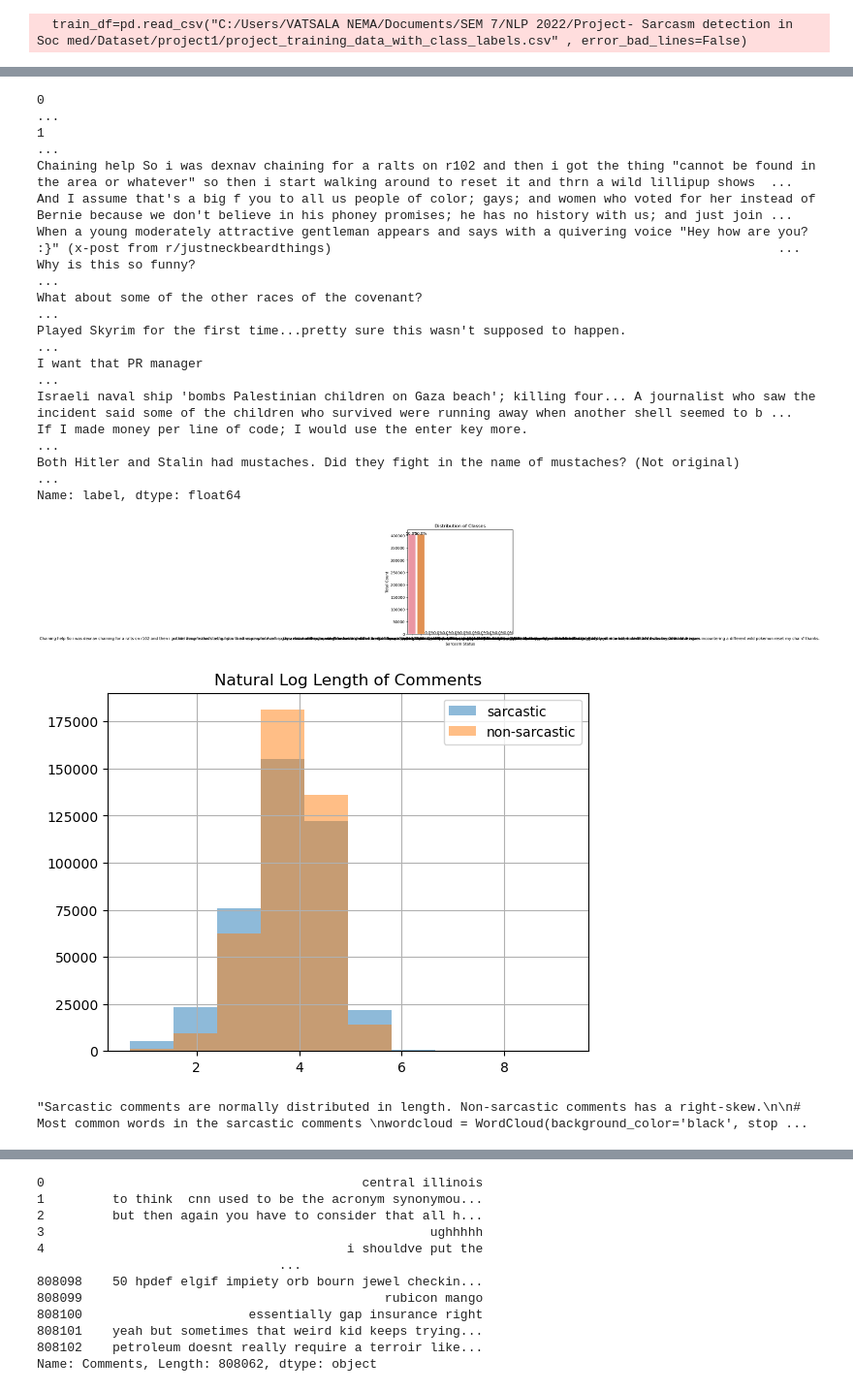
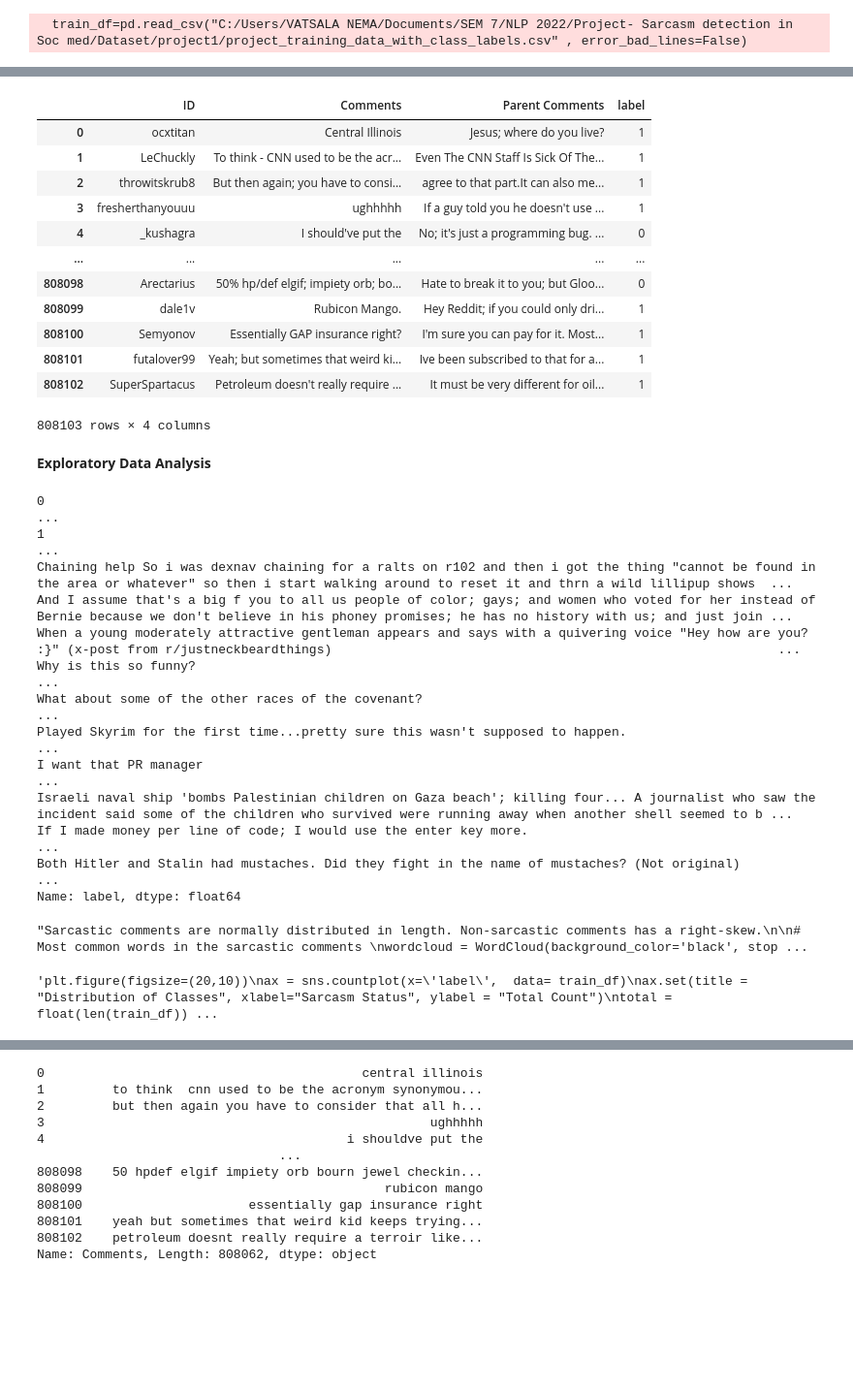
Before and after one commit to NemaVatsala/Sarcasm-detection-over-Reddit-Corpus, a Jupyter notebook: Project_merged.ipynb, the cells around one changed output, grey strips where cells are left out. Shown: that part at 97% size. Drawn from its saved outputs; the diff is of its cells as text; code cells hidden in the pictures; blank space fills up the shorter version.

```diff
--- a/Project_merged.ipynb
+++ b/Project_merged.ipynb
@@ -68 +102,17 @@ memory usage: 30.8+ MB
+# %%
+train_df
+# %% [output]
+|  | ID | Comments | Parent Comments | label |
+| 0 | ocxtitan | Central Illinois | Jesus; where do you live? | 1 |
+| 1 | LeChuckly | To think - CNN used to be the acr... | Even The CNN Staff Is Sick Of The... | 1 |
+| 2 | throwitskrub8 | But then again; you have to consi... | agree to that part.It can also me... | 1 |
+| 3 | fresherthanyouuu | ughhhhh | If a guy told you he doesn't use ... | 1 |
+| 4 | _kushagra | I should've put the | No; it's just a programming bug. ... | 0 |
+| ... | ... | ... | ... | ... |
+| 808098 | Arectarius | 50% hp/def elgif; impiety orb; bo... | Hate to break it to you; but Gloo... | 0 |
+| 808099 | dale1v | Rubicon Mango. | Hey Reddit; if you could only dri... | 1 |
+| 808100 | Semyonov | Essentially GAP insurance right? | I'm sure you can pay for it. Most... | 1 |
+| 808101 | futalover99 | Yeah; but sometimes that weird ki... | Ive been subscribed to that for a... | 1 |
+| 808102 | SuperSpartacus | Petroleum doesn't really require ... | It must be very different for oil... | 1 |
+808103 rows × 4 columns
 # %%
@@ -70,32 +121,13 @@ corpus = df5['Comments'].values.astype('U')
+# %% [markdown]
+**Exploratory Data Analysis**
 # %%
-"""**Exploratory Data Analysis**"""
-
 # to check number of sarcastic and non-sarcastic comments
 train_df['label'].value_counts()
 
-"""Almost equal number of sarcastic and non-sarcastic comments."""
+#Almost equal number of sarcastic and non-sarcastic comments => Dataset Balanced.
 
 print(train_df['label'].value_counts()/len(train_df))
 
-plt.figure(figsize=(5,5))
-ax = sns.countplot(x='label',  data= train_df)
-ax.set(title = "Distribution of Classes", xlabel="Sarcasm Status", ylabel = "Total Count")
-total = float(len(train_df))
-for p in ax.patches:
-    height = p.get_height()
-    ax.text(p.get_x()+p.get_width()/2.,
-            height + 3,
-            '{:1.1f}%'.format((height/total)*100),
-            ha="center")
-plt.show()
-
-# To check if there is any relation between the length of the comment and its label
-#train_df.loc[train_df,'Comments'].str.len().apply(np.log1p).hist(label='sarcastic,alpha=.5)
-train_df.loc[train_df['label']==1,'Comments'].str.len().apply(np.log1p).hist(label='sarcastic', alpha=.5)
-train_df.loc[train_df['label']==0,'Comments'].str.len().apply(np.log1p).hist(label='non-sarcastic', alpha=.5)
-plt.legend()
-plt.title('Natural Log Length of Comments')
-plt.show()
 
 """Sarcastic comments are normally distributed in length. Non-sarcastic comments has a right-skew.
 
@@ -122,6 +154,4 @@ Israeli naval ship 'bombs Palestinian children on Gaza beach'; killing four... A
 If I made money per line of code; I would use the enter key more.                                                                                                                                        ...
 Both Hitler and Stalin had mustaches. Did they fight in the name of mustaches? (Not original)                                                                                                            ...
 Name: label, dtype: float64
-[figure, removed]
-[figure, removed]
 "Sarcastic comments are normally distributed in length. Non-sarcastic comments has a right-skew.\n\n# Most common words in the sarcastic comments \nwordcloud = WordCloud(background_color='black', stop ...
@@ -127,0 +164,19 @@ Name: label, dtype: float64
+# %%
+"""plt.figure(figsize=(20,10))
+ax = sns.countplot(x='label',  data= train_df)
+ax.set(title = "Distribution of Classes", xlabel="Sarcasm Status", ylabel = "Total Count")
+total = float(len(train_df))
+
+for p in ax.patches:
+    height = p.get_height()
+    ax.text(p.get_x()+p.get_width()/2.,
+            height + 3,
+            '{:1.1f}%'.format((height/to
+            tal)*100),
+            ha="center")
+
+plt.show()
+
+"""
+# %% [output]
+'plt.figure(figsize=(20,10))\nax = sns.countplot(x=\'label\',  data= train_df)\nax.set(title = "Distribution of Classes", xlabel="Sarcasm Status", ylabel = "Total Count")\ntotal = float(len(train_df)) ...
```
Also changed, not shown: parts of 26 cells of this notebook.
